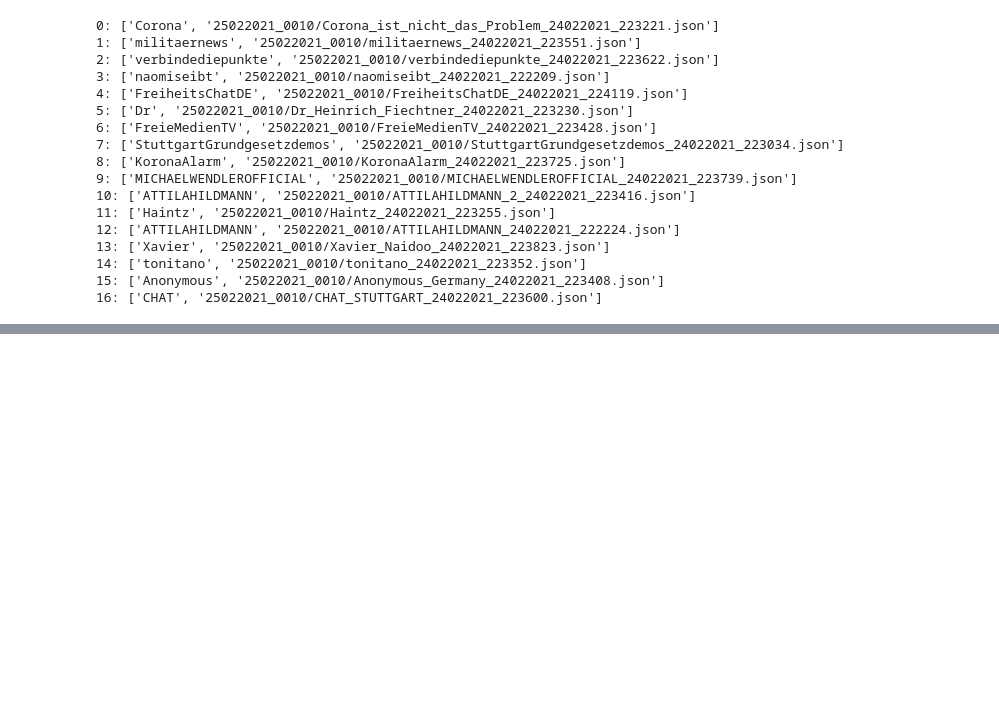
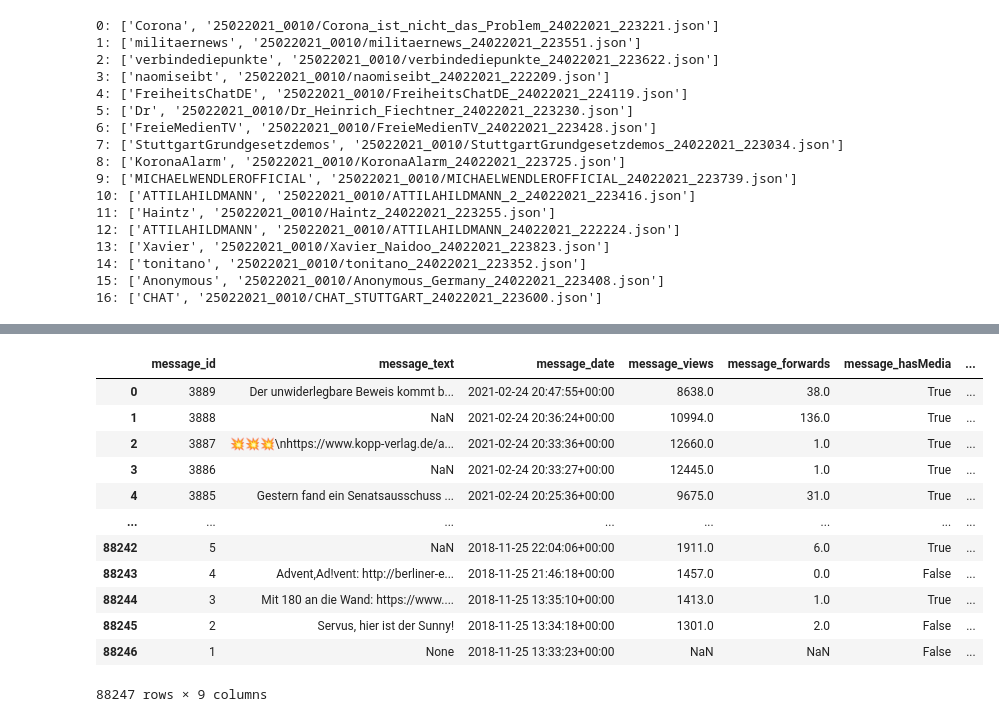
Before and after one commit to pders01/telarantula, a Jupyter notebook: venom.ipynb, the cells around one changed output, grey strips where cells are left out. Cells and saved outputs as stored; diff of their text form; code cells hidden in the pictures; blank space fills up the shorter version.

```diff
--- a/venom.ipynb
+++ b/venom.ipynb
@@ -106,0 +70,16 @@ Dr: 25022021_0010/Dr_Heinrich_Fiechtner_24022021_223230.json
+# %%
+collection
+# %% [output]
+|  | message_id | message_text | message_date | message_views | message_forwards | message_hasMedia | ... |
+| 0 | 3889 | Der unwiderlegbare Beweis kommt b... | 2021-02-24 20:47:55+00:00 | 8638.0 | 38.0 | True | ... |
+| 1 | 3888 | NaN | 2021-02-24 20:36:24+00:00 | 10994.0 | 136.0 | True | ... |
+| 2 | 3887 | 💥💥💥\nhttps://www.kopp-verlag.de/a... | 2021-02-24 20:33:36+00:00 | 12660.0 | 1.0 | True | ... |
+| 3 | 3886 | NaN | 2021-02-24 20:33:27+00:00 | 12445.0 | 1.0 | True | ... |
+| 4 | 3885 | Gestern fand ein Senatsausschuss ... | 2021-02-24 20:25:36+00:00 | 9675.0 | 31.0 | True | ... |
+| ... | ... | ... | ... | ... | ... | ... | ... |
+| 88242 | 5 | NaN | 2018-11-25 22:04:06+00:00 | 1911.0 | 6.0 | True | ... |
+| 88243 | 4 | Advent,Ad!vent: http://berliner-e... | 2018-11-25 21:46:18+00:00 | 1457.0 | 0.0 | False | ... |
+| 88244 | 3 | Mit 180 an die Wand: https://www.... | 2018-11-25 13:35:10+00:00 | 1413.0 | 1.0 | True | ... |
+| 88245 | 2 | Servus, hier ist der Sunny! | 2018-11-25 13:34:18+00:00 | 1301.0 | 2.0 | False | ... |
+| 88246 | 1 | None | 2018-11-25 13:33:23+00:00 | NaN | NaN | False | ... |
+88247 rows × 9 columns
```
Also changed, not shown: parts of 8 cells of this notebook, 10 other files.
